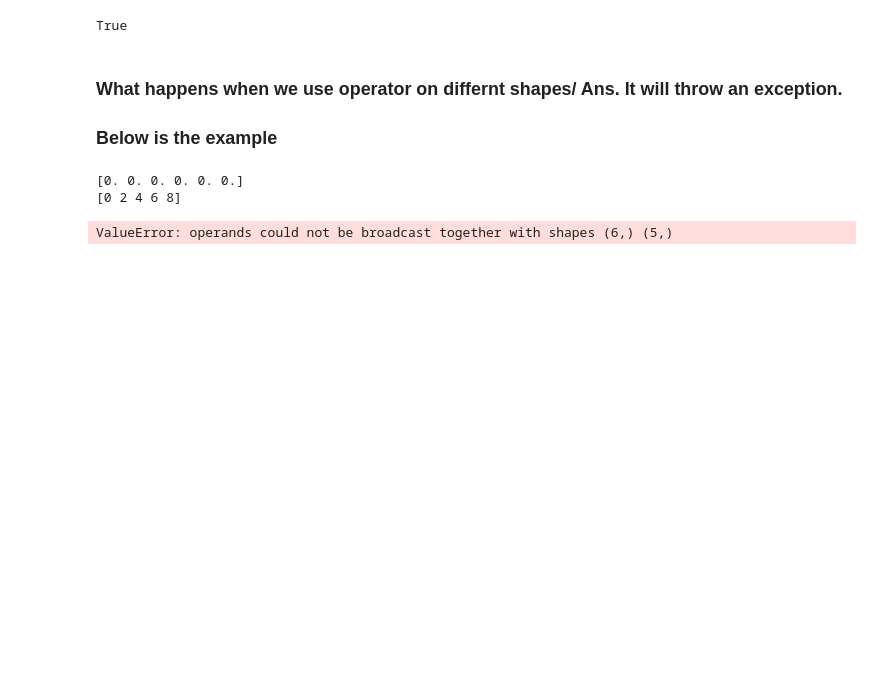
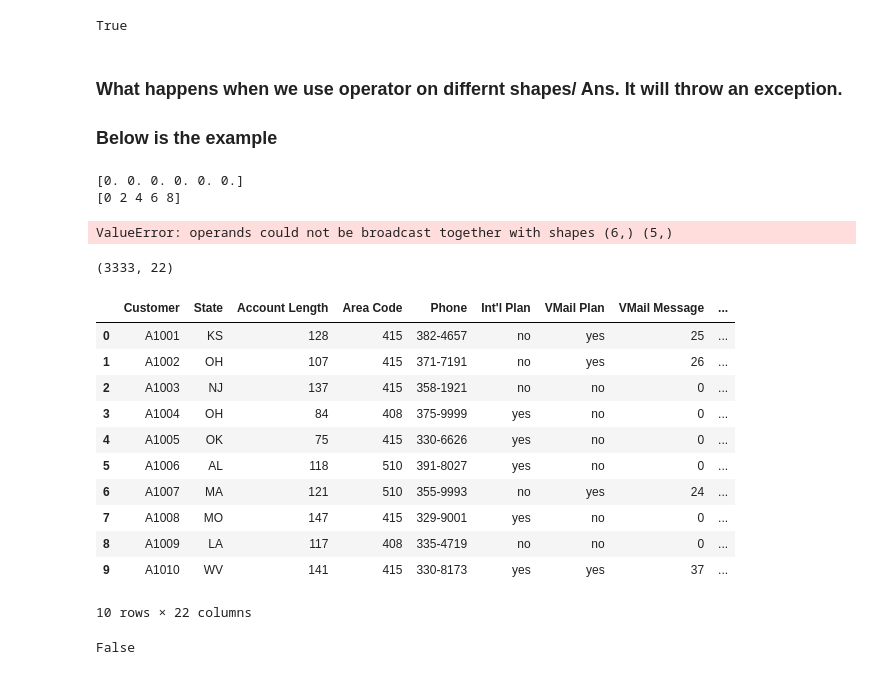
Before and after one commit to ramyasivakumar7/ML, a Jupyter notebook: Numpy.ipynb, the cells around one changed output. Cells and saved outputs as stored; diff of their text form; code cells hidden in the pictures; blank space fills up the shorter version.

```diff
--- a/Numpy.ipynb
+++ b/Numpy.ipynb
@@ -313,0 +322,24 @@ ValueError: operands could not be broadcast together with shapes (6,) (5,)
+# %%
+data=pd.read_csv('C:\\Users\\abc\\Desktop\\Telecom.csv')
+data.shape
+# %% [output]
+(3333, 22)
+# %%
+data.head(10)
+# %% [output]
+|  | Customer | State | Account Length | Area Code | Phone | Int'l Plan | VMail Plan | VMail Message | ... |
+| 0 | A1001 | KS | 128 | 415 | 382-4657 | no | yes | 25 | ... |
+| 1 | A1002 | OH | 107 | 415 | 371-7191 | no | yes | 26 | ... |
+| 2 | A1003 | NJ | 137 | 415 | 358-1921 | no | no | 0 | ... |
+| 3 | A1004 | OH | 84 | 408 | 375-9999 | yes | no | 0 | ... |
+| 4 | A1005 | OK | 75 | 415 | 330-6626 | yes | no | 0 | ... |
+| 5 | A1006 | AL | 118 | 510 | 391-8027 | yes | no | 0 | ... |
+| 6 | A1007 | MA | 121 | 510 | 355-9993 | no | yes | 24 | ... |
+| 7 | A1008 | MO | 147 | 415 | 329-9001 | yes | no | 0 | ... |
+| 8 | A1009 | LA | 117 | 408 | 335-4719 | no | no | 0 | ... |
+| 9 | A1010 | WV | 141 | 415 | 330-8173 | yes | yes | 37 | ... |
+10 rows × 22 columns
+# %%
+data.isnull().values.any()
+# %% [output]
+False
```
Also changed, not shown: parts of 9 cells of this notebook.
